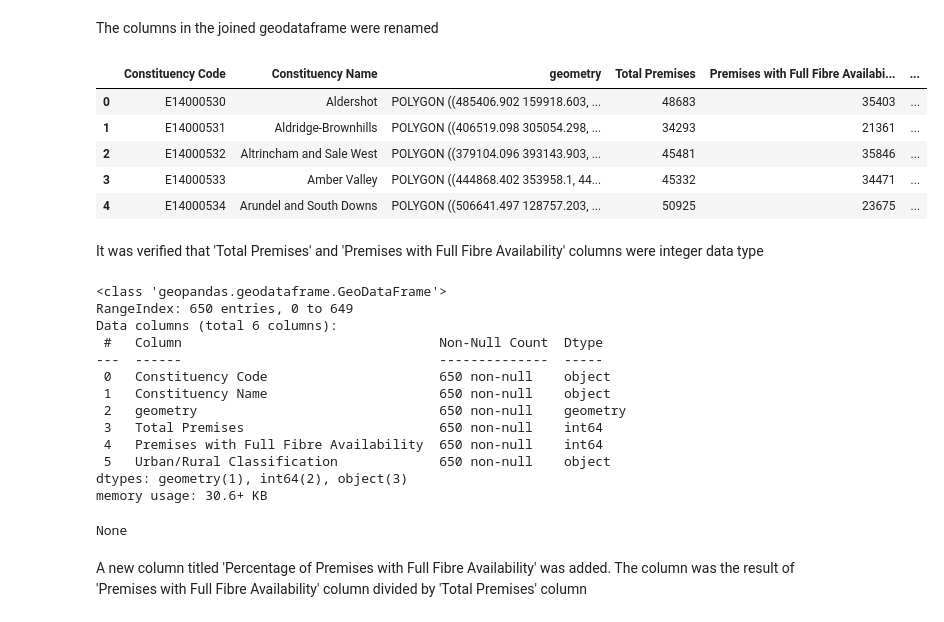
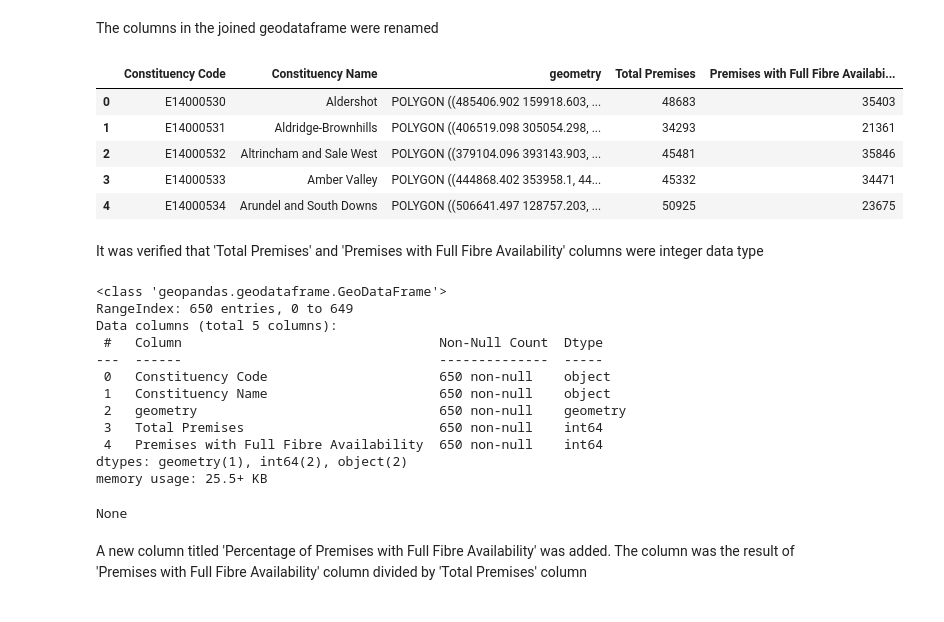
Before and after one commit to yuliiabosher/Fiber-optic-project, a Jupyter notebook: ColabNotebooks/Parliamentary_constituencies_FTTP.ipynb, the cells around one changed output. Cells and saved outputs as stored; diff of their text form; code cells hidden in the pictures.

```diff
--- a/ColabNotebooks/Parliamentary_constituencies_FTTP.ipynb
+++ b/ColabNotebooks/Parliamentary_constituencies_FTTP.ipynb
@@ -151,6 +91,5 @@ display(f'Number of rows in the Urban Rural dataframe by constituency - {len(dfR
 The geodatframe of the UK parliamentary constituencies and the dataframe on full fibre by parliamentary constituency were joined on parliamentary constituency code column
 # %%
 fibre_by_constituency_geo = constituencies_cleaned.merge(ofcom_full_fibre, left_on='PCON21CD', right_on='parl_const')
-fibre_by_constituency_geo = fibre_by_constituency_geo.merge(dfRUC, left_on='PCON21CD', right_on='gss-code')
 display(fibre_by_constituency_geo.head())
 # %% [output]
@@ -183,15 +121,15 @@ display(fibre_by_constituency_geo.head())
 # %% [markdown]
 The columns in the joined geodataframe were renamed
 # %%
-fibre_by_constituency_geo.columns = ['Constituency Code', 'Constituency Name', 'geometry', 'Total Premises', 'Premises with Full Fibre Availability', 'Urban/Rural Classification']
+fibre_by_constituency_geo.columns = ['Constituency Code', 'Constituency Name', 'geometry', 'Total Premises', 'Premises with Full Fibre Availability']
 display(fibre_by_constituency_geo.head())
 # %% [output]
-|  | Constituency Code | Constituency Name | geometry | Total Premises | Premises with Full Fibre Availabi... | ... |
-| 0 | E14000530 | Aldershot | POLYGON ((485406.902 159918.603, ... | 48683 | 35403 | ... |
-| 1 | E14000531 | Aldridge-Brownhills | POLYGON ((406519.098 305054.298, ... | 34293 | 21361 | ... |
-| 2 | E14000532 | Altrincham and Sale West | POLYGON ((379104.096 393143.903, ... | 45481 | 35846 | ... |
-| 3 | E14000533 | Amber Valley | POLYGON ((444868.402 353958.1, 44... | 45332 | 34471 | ... |
-| 4 | E14000534 | Arundel and South Downs | POLYGON ((506641.497 128757.203, ... | 50925 | 23675 | ... |
+|  | Constituency Code | Constituency Name | geometry | Total Premises | Premises with Full Fibre Availabi... |
+| 0 | E14000530 | Aldershot | POLYGON ((485406.902 159918.603, ... | 48683 | 35403 |
+| 1 | E14000531 | Aldridge-Brownhills | POLYGON ((406519.098 305054.298, ... | 34293 | 21361 |
+| 2 | E14000532 | Altrincham and Sale West | POLYGON ((379104.096 393143.903, ... | 45481 | 35846 |
+| 3 | E14000533 | Amber Valley | POLYGON ((444868.402 353958.1, 44... | 45332 | 34471 |
+| 4 | E14000534 | Arundel and South Downs | POLYGON ((506641.497 128757.203, ... | 50925 | 23675 |
 # %% [markdown]
 It was verified that 'Total Premises' and 'Premises with Full Fibre Availability' columns were integer data type
 # %%
@@ -199,7 +137,7 @@ display(fibre_by_constituency_geo.info())
 # %% [output]
 <class 'geopandas.geodataframe.GeoDataFrame'>
 RangeIndex: 650 entries, 0 to 649
-Data columns (total 6 columns):
+Data columns (total 5 columns):
  #   Column                                 Non-Null Count  Dtype
 ---  ------                                 --------------  -----
  0   Constituency Code                      650 non-null    object
@@ -207,9 +145,8 @@ Data columns (total 6 columns):
  2   geometry                               650 non-null    geometry
  3   Total Premises                         650 non-null    int64
  4   Premises with Full Fibre Availability  650 non-null    int64
- 5   Urban/Rural Classification             650 non-null    object
-dtypes: geometry(1), int64(2), object(3)
-memory usage: 30.6+ KB
+dtypes: geometry(1), int64(2), object(2)
+memory usage: 25.5+ KB
 None
 # %% [markdown]
 A new column titled 'Percentage of Premises with Full Fibre Availability' was added. The column was the result of 'Premises with Full Fibre Availability' column divided by 'Total Premises' column
```
Also changed, not shown: parts of 28 cells of this notebook, 7 other files.
